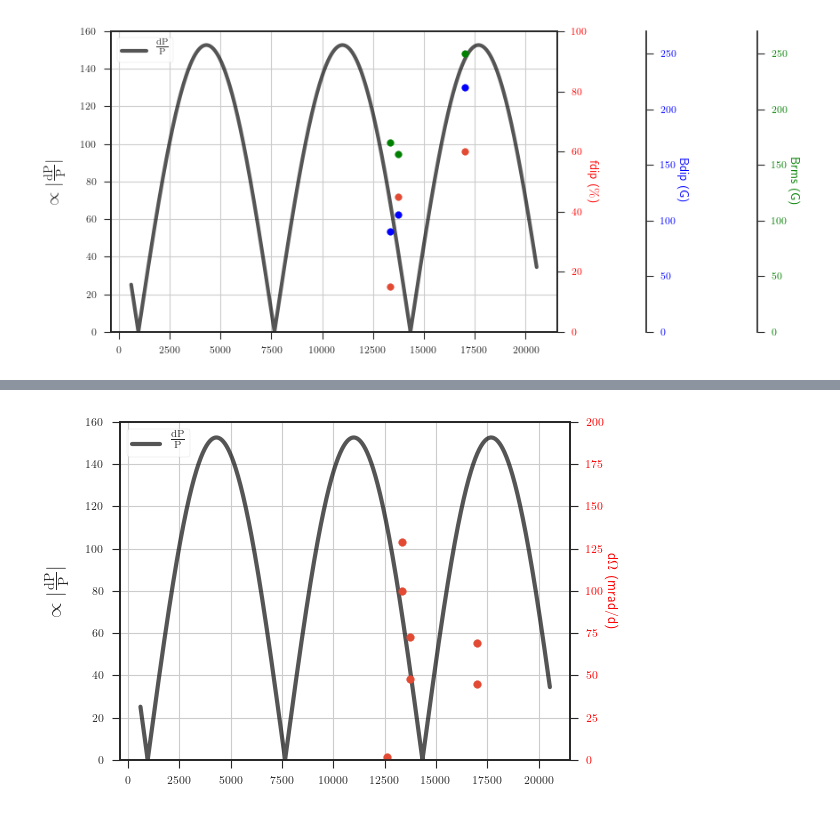
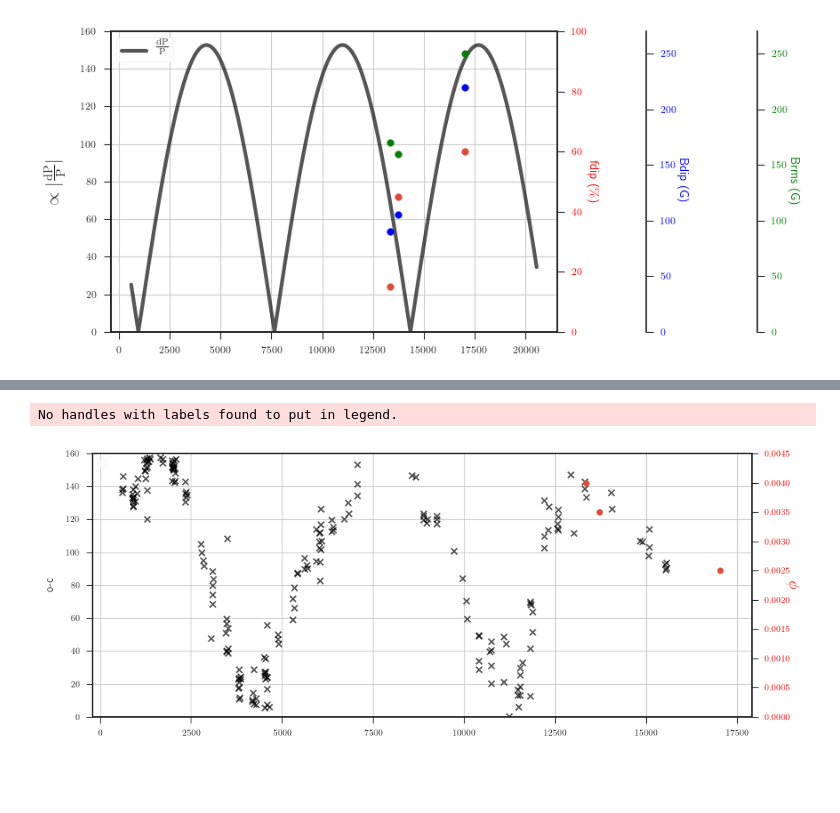
Before and after one commit to bzaire/Reports, a Jupyter notebook: o-c_diagram.ipynb, the cells around one changed output, grey strips where cells are left out. Cells and saved outputs as stored; diff of their text form; code cells hidden in the pictures; blank space fills up the shorter version.

```diff
--- a/o-c_diagram.ipynb
+++ b/o-c_diagram.ipynb
@@ -29,7 +29,7 @@ mode = 2
 if mode == 0:
     ## Vaccaro et al. 2015
     dP = tE-2445821.898291
-    Prot = 0.5211833875
+    c = 0.5211833875
     # Cycle
     E = N.array([round(idP/Prot) for idP in dP])
     oc = (dP-Prot*E)  #in days
@@ -227,25 +243,24 @@ P.show()
 # %%
-fig, ax1 = P.subplots(figsize=(6,4), dpi=100)
+fig, ax1 = P.subplots(figsize=(10,4), dpi=100)
 
 # plot oc
-#ax1.scatter(tE-constant, N.abs(oc), marker='x', c='k', alpha=2./3)
+ax1.scatter(tE-constant, N.abs(oc), marker='x', c='k', alpha=2./3)
 #ax1.plot(x-constant, N.abs(est_amp*N.sin(2*N.pi/est_period*(x + est_phase))), 'c', lw=3, alpha=2./3, label="o-c")
-ax1.plot(x-constant, N.abs(est_amp*N.sin(2*N.pi/est_period*(x + est_phase)+N.pi/2)), 'k', lw=3, alpha=2./3, label=r"$\frac{\mathrm{dP}}{\mathrm{P}}$")
+#ax1.plot(x-constant, N.abs(est_amp*N.sin(2*N.pi/est_period*(x + est_phase)+N.pi/2)), 'k', lw=3, alpha=2./3, label=r"$\frac{\mathrm{dP}}{\mathrm{P}}$")
 ax1.set_ylim((0,160))
-ax1.set_ylabel(r"$\propto |\frac{\mathrm{dP}}{\mathrm{P}}|$", fontsize='x-large', labelpad=10)
-
+ax1.set_ylabel(r"o-c", fontsize='medium', labelpad=10)
 
 P.legend(fontsize='medium', loc='upper left', frameon=True)
 P.grid(True)
 
 ax2 = ax1.twinx()
-ax2.scatter(time, dO)
-ax2.set_ylabel(r'd$\Omega$ (mrad/d)', fontsize='medium', color='r', rotation=270, labelpad=10)
+ax2.scatter(N.array([t04, t05, t14])-constant, N.array([0.0040, 0.0035, 0.0025]))
+ax2.set_ylabel(r'$\phi$', fontsize='x-large', color='r', rotation=270, labelpad=10)
 ax2.tick_params(axis='y', labelcolor='r')
-ax2.set_ylim((0,200))
+ax2.set_ylim((0,0.0045))
 
 P.tight_layout()
-P.savefig('oc_diff.pdf', bbox_inches='tight')
 P.show()
 # %% [output]
+No handles with labels found to put in legend.
-[figure, old version]
+[figure, new version]
```
Also changed, not shown: parts of 8 cells of this notebook.
